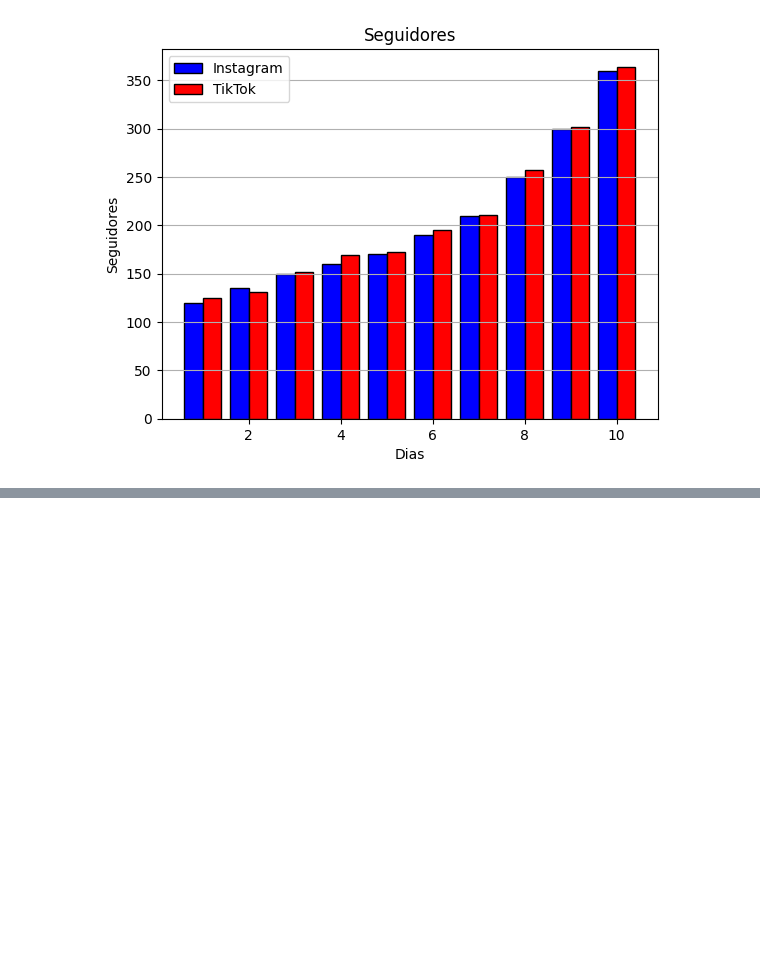
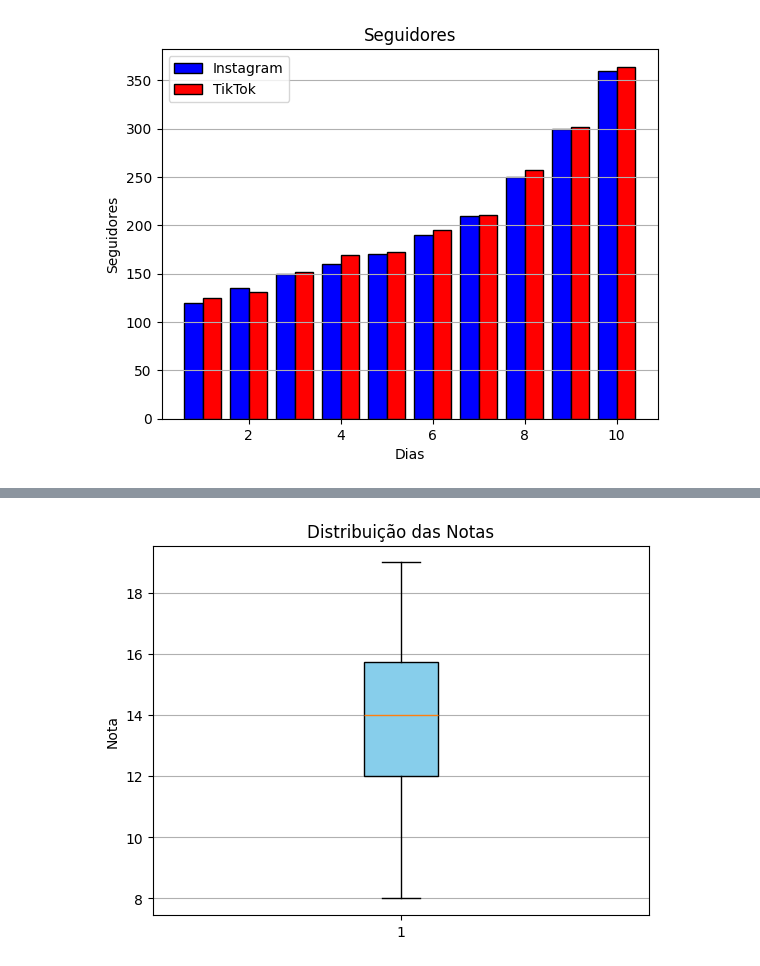
Before and after one commit to Didass7/DataScienceTraining, a Jupyter notebook: notebooks/matplotlibTraining2.ipynb, the cells around one changed output, grey strips where cells are left out. Cells and saved outputs as stored; diff of their text form; code cells hidden in the pictures; blank space fills up the shorter version.

```diff
--- a/notebooks/matplotlibTraining2.ipynb
+++ b/notebooks/matplotlibTraining2.ipynb
@@ -46,0 +68,14 @@ plt.legend()
+# %%
+import matplotlib.pyplot as plt
+
+notas = [12, 15, 14, 10, 18, 16, 9, 14, 17, 13,
+         11, 12, 16, 15, 8, 19, 14, 10, 12, 13,
+         17, 18, 12, 14, 15, 11, 13, 16, 10, 14]
+
+plt.boxplot(notas, patch_artist=True, boxprops=dict(facecolor="skyblue"))
+plt.title("Distribuição das Notas")
+plt.ylabel("Nota")
+plt.grid(axis="y")
+plt.show()
+# %% [output]
+[figure, added]
```
Also changed, not shown: parts of 3 cells of this notebook, 1 other file.
